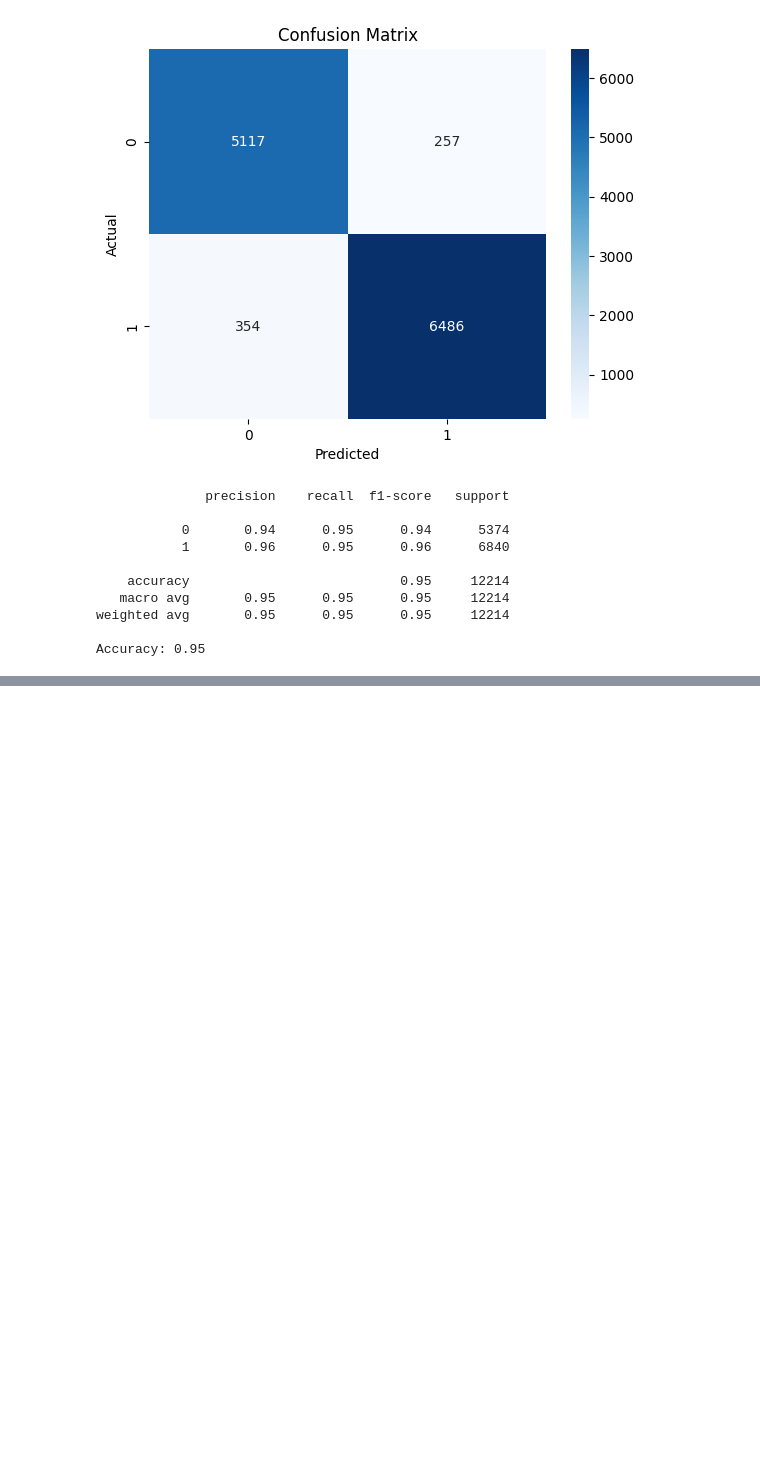
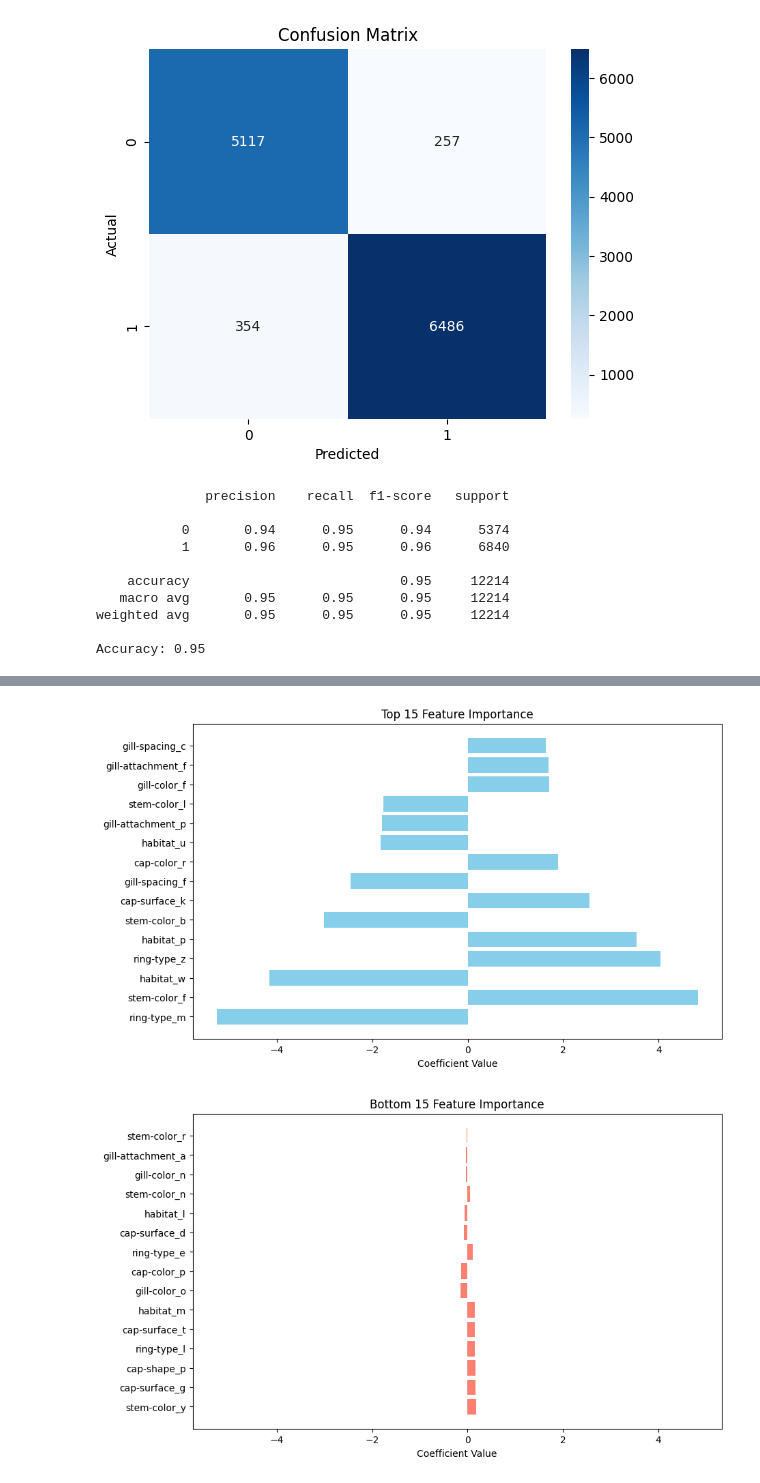
Before and after one commit to GerardoG2/PoisonMushroomClassifier, a Jupyter notebook: Notebooks/SVM.ipynb, the cells around one changed output, grey strips where cells are left out. Saved outputs shown, nothing was run; the diff lists cells and outputs as text; code cells hidden in the pictures; blank space fills up the shorter version.

```diff
--- a/Notebooks/SVM.ipynb
+++ b/Notebooks/SVM.ipynb
@@ -412,0 +582,6 @@ Accuracy: 0.95
+# %%
+# plot feature importance for logistic regression
+plot_feature_importance(lr_clf, X.columns, top_n=15)
+# %% [output]
+[figure, added]
+[figure, added]
```
Also changed, not shown: parts of 20 cells of this notebook.
